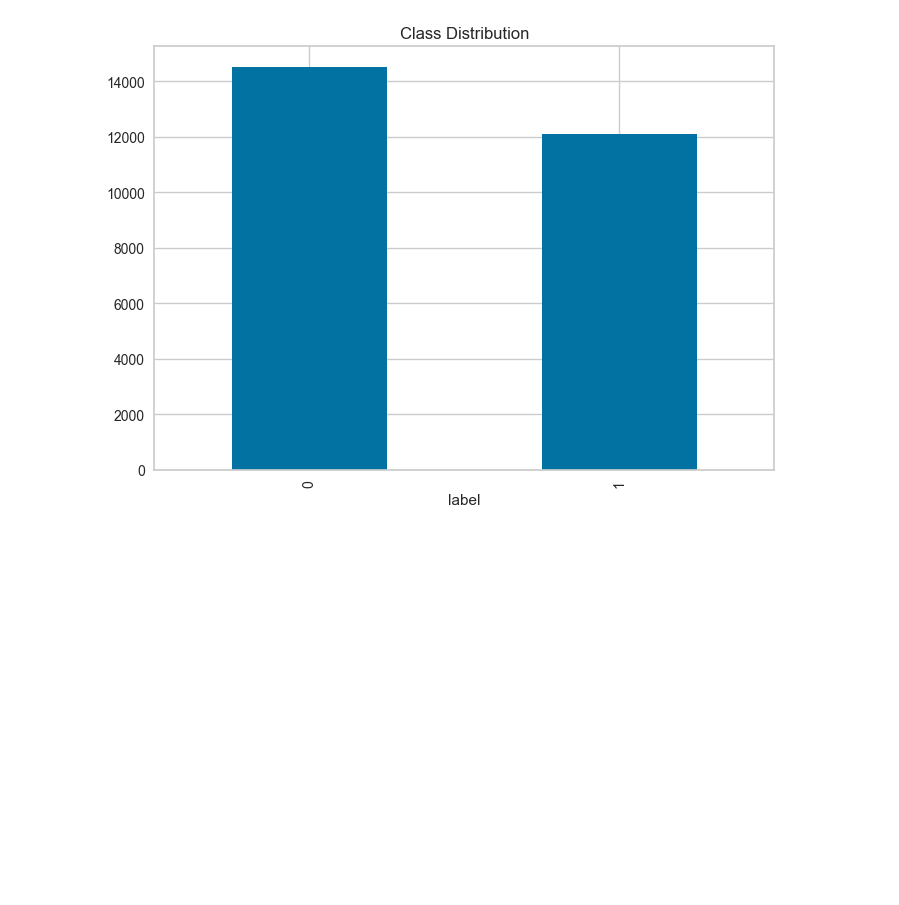
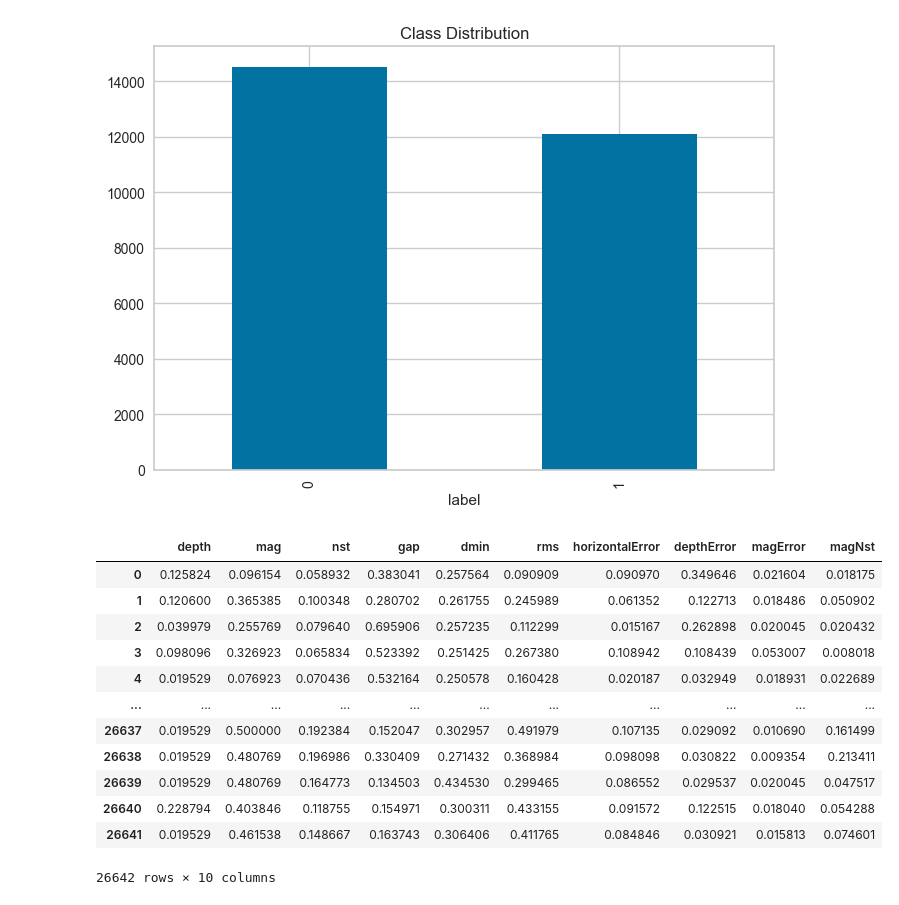
Before and after one commit to waiee/Earthquake_Prediction, a Jupyter notebook: preprocess.ipynb, the cells around one changed output. Cells and saved outputs as stored; diff of their text form; code cells hidden in the pictures; blank space fills up the shorter version.

```diff
--- a/preprocess.ipynb
+++ b/preprocess.ipynb
@@ -116,11 +116,6 @@ scaler = MinMaxScaler().fit(clean_num_col[columns_to_normalize])
 newdf_norm = clean_num_col.copy()
 newdf_norm[columns_to_normalize] = scaler.transform(clean_num_col[columns_to_normalize])
 
-# Combine with untouched columns
-for col in columns_to_exclude:
-    newdf_norm[col] = clean_num_col[col]
-
-
 newdf_norm
 # %% [output]
 |  | latitude | longitude | depth | mag | nst | gap | dmin | rms | horizontalError | ... |
@@ -184,3 +179,26 @@ label
 Name: count, dtype: int64
 Text(0.5, 1.0, 'Class Distribution')
 [figure]
+# %%
+# SMOTE
+import imblearn
+smt = imblearn.over_sampling.SMOTE(sampling_strategy="minority", random_state=42, k_neighbors=5)
+
+# Min Max Normalization on the features (without target)
+X = df_clustered.drop(["label","latitude","longitude"], axis=1)
+y = df_clustered["label"]
+features = X.columns
+# %% [output]
+|  | depth | mag | nst | gap | dmin | rms | horizontalError | depthError | magError | magNst |
+| 0 | 0.125824 | 0.096154 | 0.058932 | 0.383041 | 0.257564 | 0.090909 | 0.090970 | 0.349646 | 0.021604 | 0.018175 |
+| 1 | 0.120600 | 0.365385 | 0.100348 | 0.280702 | 0.261755 | 0.245989 | 0.061352 | 0.122713 | 0.018486 | 0.050902 |
+| 2 | 0.039979 | 0.255769 | 0.079640 | 0.695906 | 0.257235 | 0.112299 | 0.015167 | 0.262898 | 0.020045 | 0.020432 |
+| 3 | 0.098096 | 0.326923 | 0.065834 | 0.523392 | 0.251425 | 0.267380 | 0.108942 | 0.108439 | 0.053007 | 0.008018 |
+| 4 | 0.019529 | 0.076923 | 0.070436 | 0.532164 | 0.250578 | 0.160428 | 0.020187 | 0.032949 | 0.018931 | 0.022689 |
+| ... | ... | ... | ... | ... | ... | ... | ... | ... | ... | ... |
+| 26637 | 0.019529 | 0.500000 | 0.192384 | 0.152047 | 0.302957 | 0.491979 | 0.107135 | 0.029092 | 0.010690 | 0.161499 |
+| 26638 | 0.019529 | 0.480769 | 0.196986 | 0.330409 | 0.271432 | 0.368984 | 0.098098 | 0.030822 | 0.009354 | 0.213411 |
+| 26639 | 0.019529 | 0.480769 | 0.164773 | 0.134503 | 0.434530 | 0.299465 | 0.086552 | 0.029537 | 0.020045 | 0.047517 |
+| 26640 | 0.228794 | 0.403846 | 0.118755 | 0.154971 | 0.300311 | 0.433155 | 0.091572 | 0.122515 | 0.018040 | 0.054288 |
+| 26641 | 0.019529 | 0.461538 | 0.148667 | 0.163743 | 0.306406 | 0.411765 | 0.084846 | 0.030921 | 0.015813 | 0.074601 |
+26642 rows × 10 columns
```
